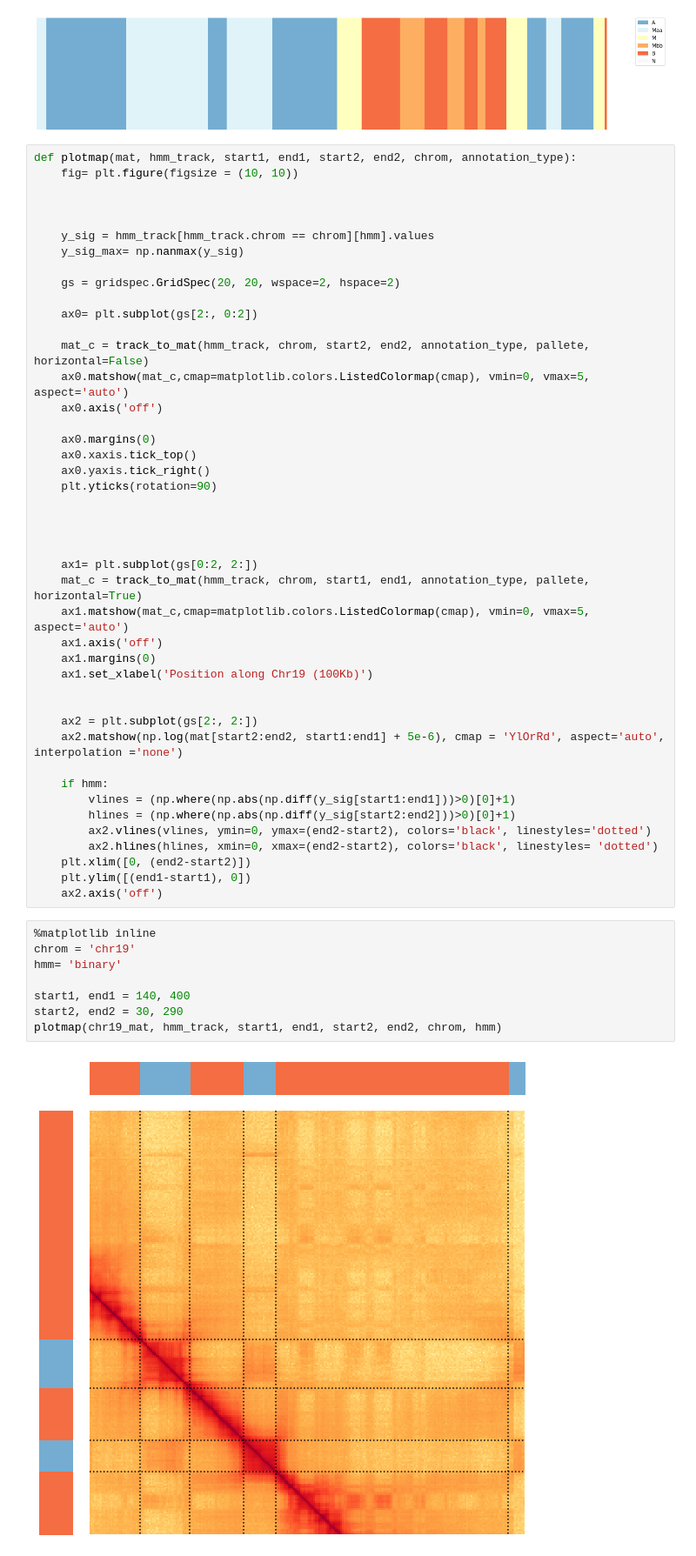
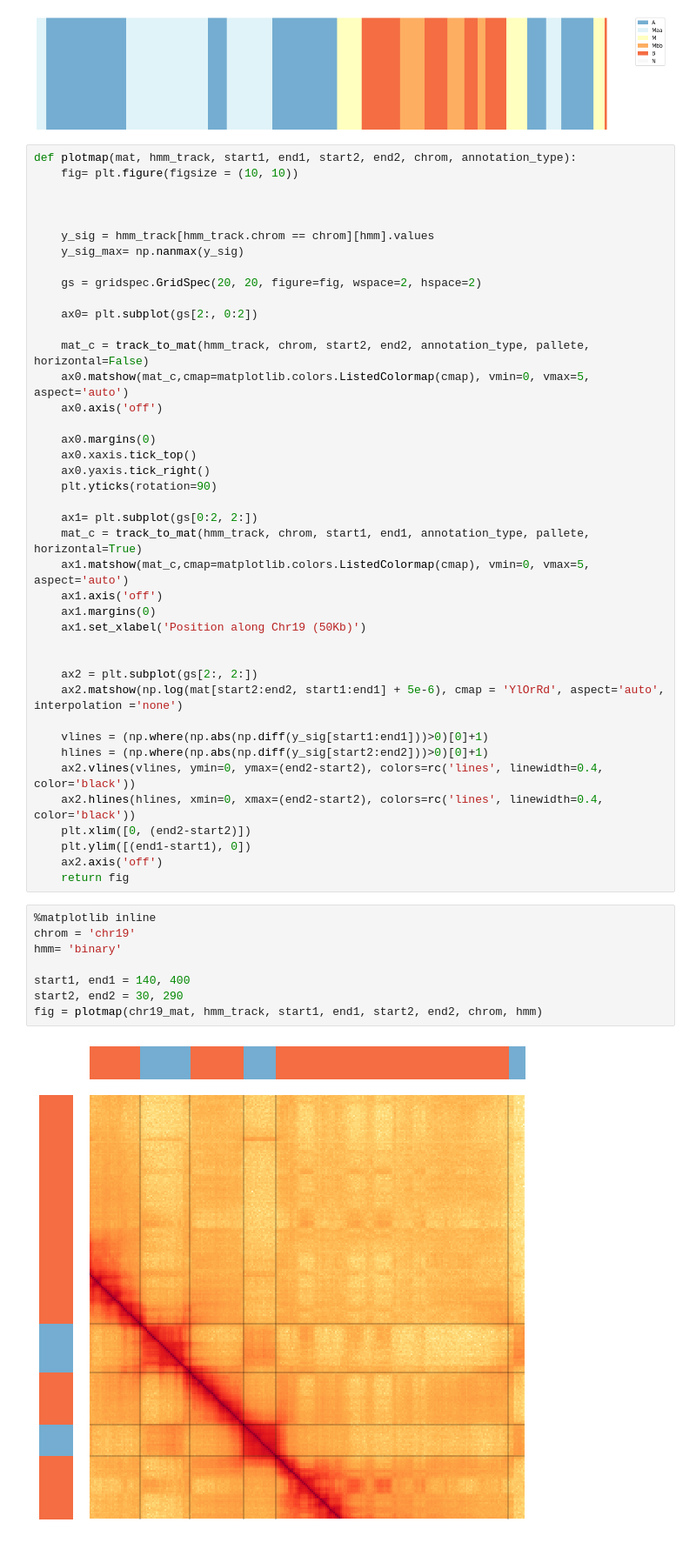
Before and after one commit to luisdiaz1997/HMM3P, a Jupyter notebook: notebooks/Figure1 - plotmap.ipynb, the cells around one changed output. Shown at 87% size. Drawn from its saved outputs; the diff is of its cells as text.

Commit message:
figure 1, fixed color line width

```diff
--- a/notebooks/Figure1 - plotmap.ipynb
+++ b/notebooks/Figure1 - plotmap.ipynb
@@ -88,7 +89,7 @@ def plotmap(mat, hmm_track, start1, end1, start2, end2, chrom, annotation_type):
     y_sig = hmm_track[hmm_track.chrom == chrom][hmm].values
     y_sig_max= np.nanmax(y_sig)
 
-    gs = gridspec.GridSpec(20, 20, wspace=2, hspace=2)
+    gs = gridspec.GridSpec(20, 20, figure=fig, wspace=2, hspace=2)
 
     ax0= plt.subplot(gs[2:, 0:2])
 
@@ -101,38 +102,35 @@ def plotmap(mat, hmm_track, start1, end1, start2, end2, chrom, annotation_type):
     ax0.yaxis.tick_right()
     plt.yticks(rotation=90)
 
-
-
-
     ax1= plt.subplot(gs[0:2, 2:])
     mat_c = track_to_mat(hmm_track, chrom, start1, end1, annotation_type, pallete, horizontal=True)
     ax1.matshow(mat_c,cmap=matplotlib.colors.ListedColormap(cmap), vmin=0, vmax=5, aspect='auto')
     ax1.axis('off')
     ax1.margins(0)
-    ax1.set_xlabel('Position along Chr19 (100Kb)')
+    ax1.set_xlabel('Position along Chr19 (50Kb)')
 
 
     ax2 = plt.subplot(gs[2:, 2:])
     ax2.matshow(np.log(mat[start2:end2, start1:end1] + 5e-6), cmap = 'YlOrRd', aspect='auto', interpolation ='none')
 
-    if hmm:
-        vlines = (np.where(np.abs(np.diff(y_sig[start1:end1]))>0)[0]+1)
-        hlines = (np.where(np.abs(np.diff(y_sig[start2:end2]))>0)[0]+1)
-        ax2.vlines(vlines, ymin=0, ymax=(end2-start2), colors='black', linestyles='dotted')
-        ax2.hlines(hlines, xmin=0, xmax=(end2-start2), colors='black', linestyles= 'dotted')
+    vlines = (np.where(np.abs(np.diff(y_sig[start1:end1]))>0)[0]+1)
+    hlines = (np.where(np.abs(np.diff(y_sig[start2:end2]))>0)[0]+1)
+    ax2.vlines(vlines, ymin=0, ymax=(end2-start2), colors=rc('lines', linewidth=0.4, color='black'))
+    ax2.hlines(hlines, xmin=0, xmax=(end2-start2), colors=rc('lines', linewidth=0.4, color='black'))
     plt.xlim([0, (end2-start2)])
     plt.ylim([(end1-start1), 0])
     ax2.axis('off')
+    return fig
 # %%
 %matplotlib inline
 chrom = 'chr19'
 hmm= 'binary'
 
 start1, end1 = 140, 400
 start2, end2 = 30, 290
-plotmap(chr19_mat, hmm_track, start1, end1, start2, end2, chrom, hmm)
+fig = plotmap(chr19_mat, hmm_track, start1, end1, start2, end2, chrom, hmm)
 # %% [output]
-[figure, old version]
+[figure, new version]
 # %%
 chrom = 'chr19'
 hmm= 'HMM3P'
```
Also changed, not shown: parts of 4 cells of this notebook, 1 other file.
